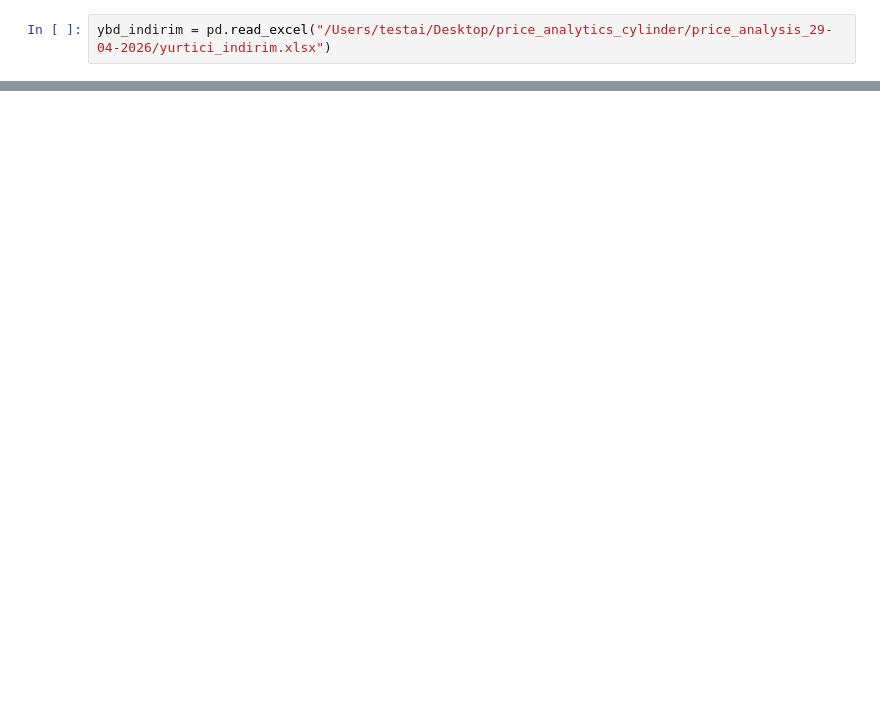
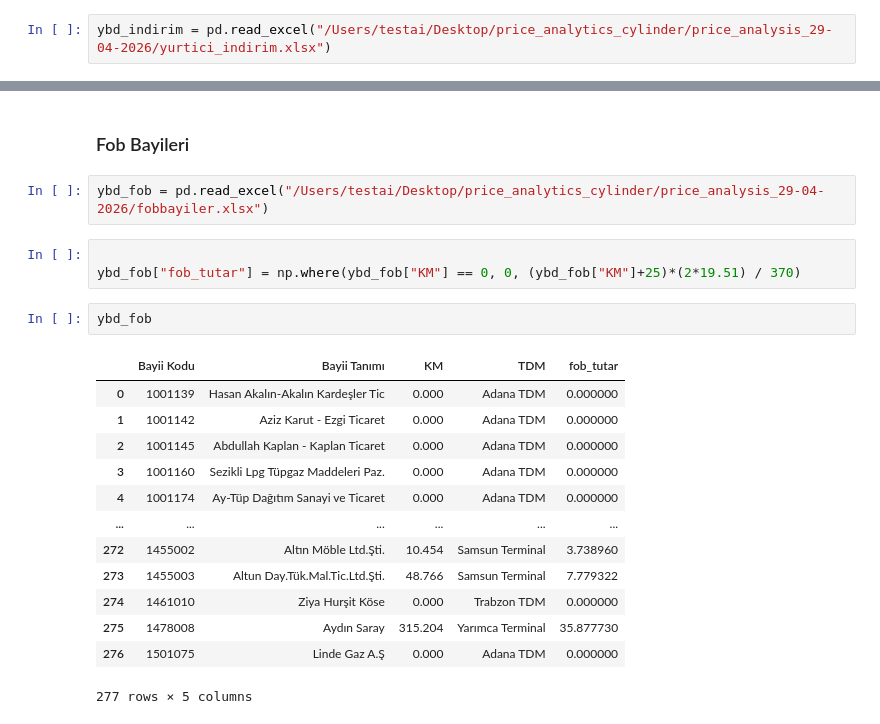
Before and after one commit to feyzacotukaygaz/price_analysis_30.04.2026, a Jupyter notebook: price_analysis_29-04-2026/profitability_analysis.ipynb, the cells around one changed output, grey strips where cells are left out. Drawn from its saved outputs; the diff is of its cells as text; blank space fills up the shorter version.

```diff
--- a/price_analysis_29-04-2026/profitability_analysis.ipynb
+++ b/price_analysis_29-04-2026/profitability_analysis.ipynb
@@ -61,0 +160,23 @@ ybd_indirim[ybd_indirim["Ana hesap"]==1035682]
+# %% [markdown]
+### Fob Bayileri
+# %%
+ybd_fob = pd.read_excel("/Users/testai/Desktop/price_analytics_cylinder/price_analysis_29-04-2026/fobbayiler.xlsx")
+# %%
+
+ybd_fob["fob_tutar"] = np.where(ybd_fob["KM"] == 0, 0, (ybd_fob["KM"]+25)*(2*19.51) / 370)
+# %%
+ybd_fob
+# %% [output]
+|  | Bayii Kodu | Bayii Tanımı | KM | TDM | fob_tutar |
+| 0 | 1001139 | Hasan Akalın-Akalın Kardeşler Tic | 0.000 | Adana TDM | 0.000000 |
+| 1 | 1001142 | Aziz Karut - Ezgi Ticaret | 0.000 | Adana TDM | 0.000000 |
+| 2 | 1001145 | Abdullah Kaplan - Kaplan Ticaret | 0.000 | Adana TDM | 0.000000 |
+| 3 | 1001160 | Sezikli Lpg Tüpgaz Maddeleri Paz. | 0.000 | Adana TDM | 0.000000 |
+| 4 | 1001174 | Ay-Tüp Dağıtım Sanayi ve Ticaret | 0.000 | Adana TDM | 0.000000 |
+| ... | ... | ... | ... | ... | ... |
+| 272 | 1455002 | Altın Möble Ltd.Şti. | 10.454 | Samsun Terminal | 3.738960 |
+| 273 | 1455003 | Altun Day.Tük.Mal.Tic.Ltd.Şti. | 48.766 | Samsun Terminal | 7.779322 |
+| 274 | 1461010 | Ziya Hurşit Köse | 0.000 | Trabzon TDM | 0.000000 |
+| 275 | 1478008 | Aydın Saray | 315.204 | Yarımca Terminal | 35.877730 |
+| 276 | 1501075 | Linde Gaz A.Ş | 0.000 | Adana TDM | 0.000000 |
+277 rows × 5 columns
```
Also changed, not shown: parts of 19 cells of this notebook, 19 other files.
